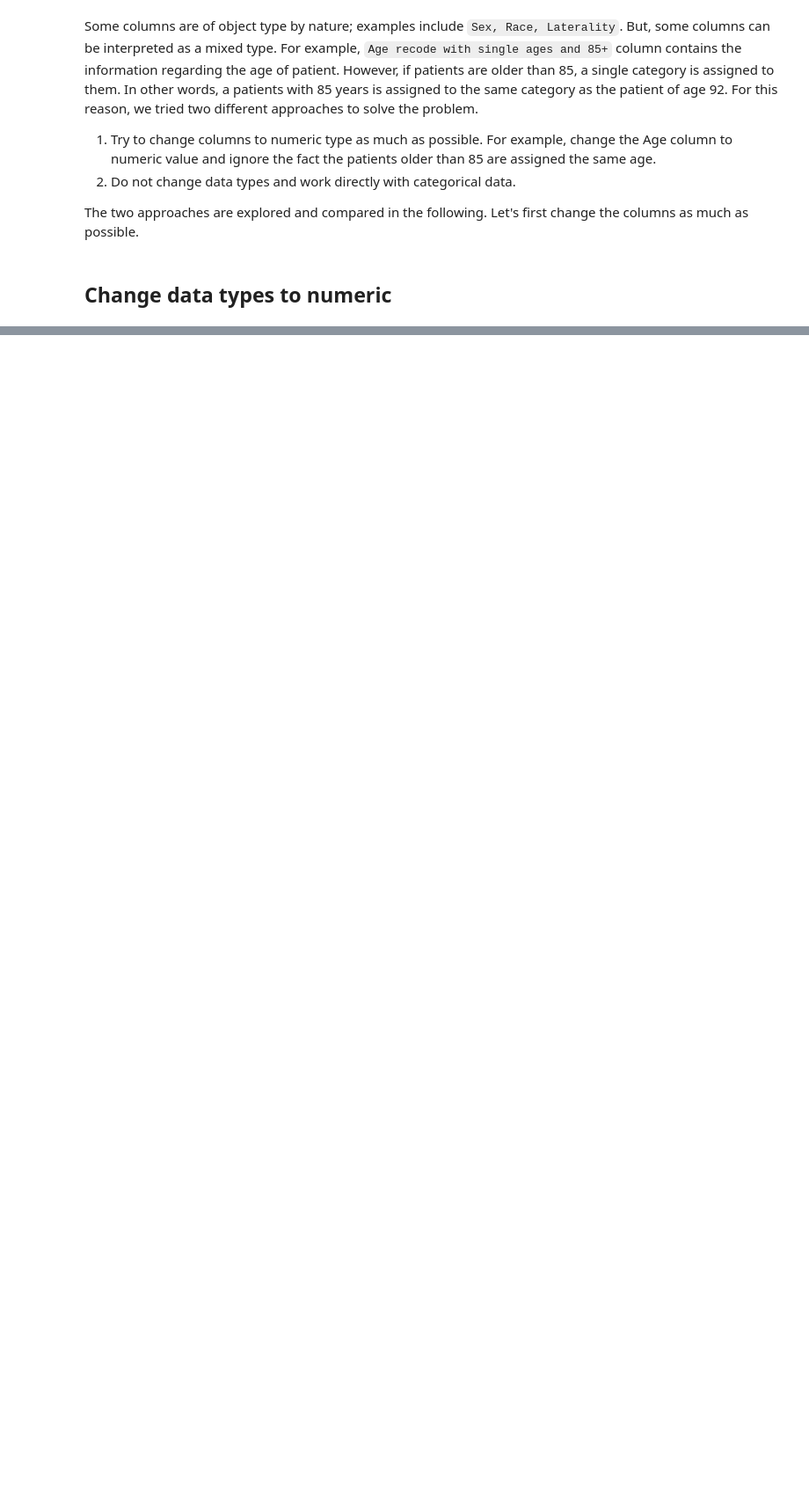
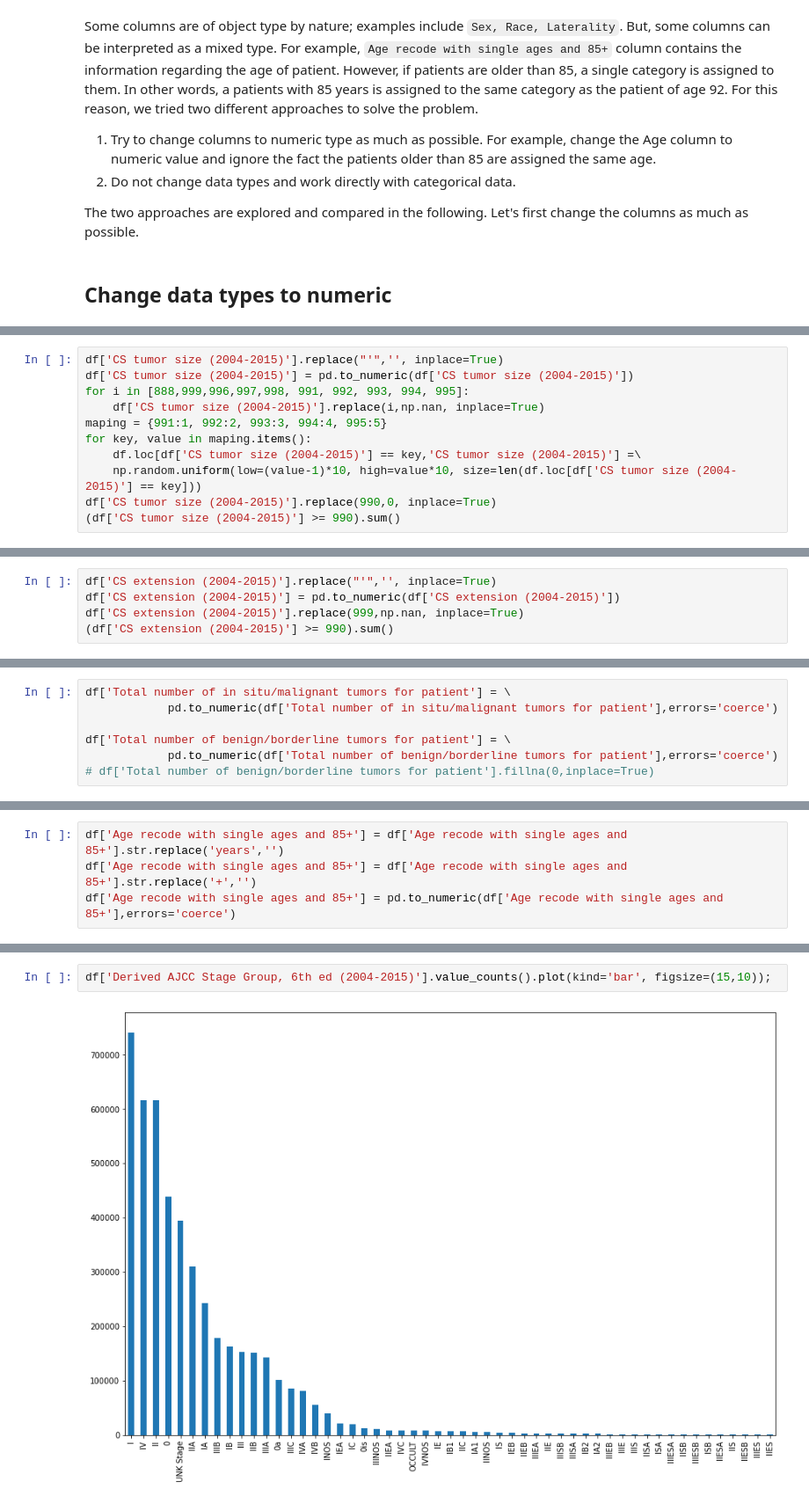
Before and after one commit to mrchamanbaz/cancer_survival_prediction, a Jupyter notebook: Cancer_survival_months_prediction.ipynb, the cells around one changed output, grey strips where cells are left out. Shown: that part at 88% size. Saved outputs shown, nothing was run; the diff lists cells and outputs as text; blank space fills up the shorter version.

```diff
--- a/Cancer_survival_months_prediction.ipynb
+++ b/Cancer_survival_months_prediction.ipynb
@@ -152,0 +210,11 @@ The two approaches are explored and compared in the following. Let's first chang
+# %%
+df['CS tumor size (2004-2015)'].replace("'",'', inplace=True)
+df['CS tumor size (2004-2015)'] = pd.to_numeric(df['CS tumor size (2004-2015)'])
+for i in [888,999,996,997,998, 991, 992, 993, 994, 995]:
+    df['CS tumor size (2004-2015)'].replace(i,np.nan, inplace=True)
+maping = {991:1, 992:2, 993:3, 994:4, 995:5}
+for key, value in maping.items():
+    df.loc[df['CS tumor size (2004-2015)'] == key,'CS tumor size (2004-2015)'] =\
+    np.random.uniform(low=(value-1)*10, high=value*10, size=len(df.loc[df['CS tumor size (2004-2015)'] == key]))
+df['CS tumor size (2004-2015)'].replace(990,0, inplace=True)
+(df['CS tumor size (2004-2015)'] >= 990).sum()
@@ -152,0 +225,5 @@ The two approaches are explored and compared in the following. Let's first chang
+# %%
+df['CS extension (2004-2015)'].replace("'",'', inplace=True)
+df['CS extension (2004-2015)'] = pd.to_numeric(df['CS extension (2004-2015)'])
+df['CS extension (2004-2015)'].replace(999,np.nan, inplace=True)
+(df['CS extension (2004-2015)'] >= 990).sum()
@@ -152,0 +234,7 @@ The two approaches are explored and compared in the following. Let's first chang
+# %%
+df['Total number of in situ/malignant tumors for patient'] = \
+            pd.to_numeric(df['Total number of in situ/malignant tumors for patient'],errors='coerce')
+
+df['Total number of benign/borderline tumors for patient'] = \
+            pd.to_numeric(df['Total number of benign/borderline tumors for patient'],errors='coerce')
+# df['Total number of benign/borderline tumors for patient'].fillna(0,inplace=True)
@@ -152,0 +243,4 @@ The two approaches are explored and compared in the following. Let's first chang
+# %%
+df['Age recode with single ages and 85+'] = df['Age recode with single ages and 85+'].str.replace('years','')
+df['Age recode with single ages and 85+'] = df['Age recode with single ages and 85+'].str.replace('+','')
+df['Age recode with single ages and 85+'] = pd.to_numeric(df['Age recode with single ages and 85+'],errors='coerce')
@@ -152,0 +251,4 @@ The two approaches are explored and compared in the following. Let's first chang
+# %%
+df['Derived AJCC Stage Group, 6th ed (2004-2015)'].value_counts().plot(kind='bar', figsize=(15,10));
+# %% [output]
+[figure, added]
```
Also changed, not shown: parts of 40 cells of this notebook.
